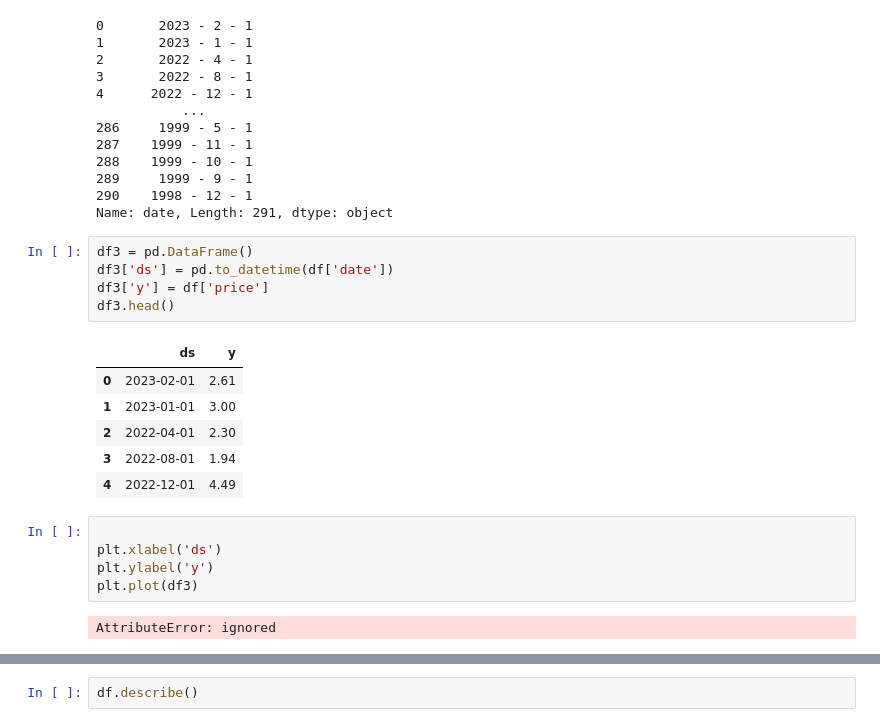
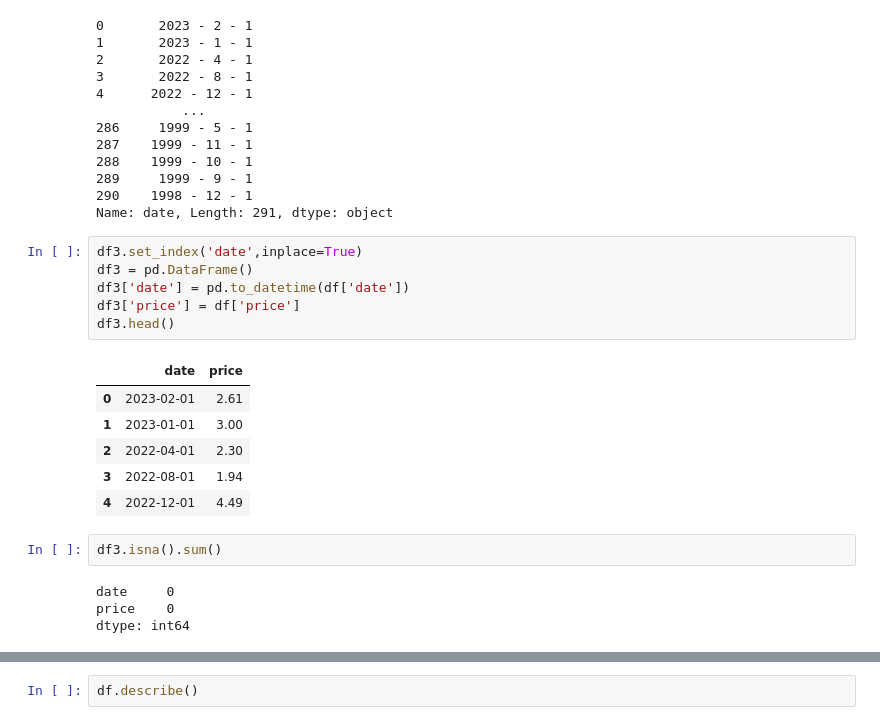
Before and after one commit to Narges1244/egg-price-predictor-with-ARIMA, a Jupyter notebook: Egcellent/Nargesfile.ipynb, the cells around one changed output, grey strips where cells are left out. Cells and saved outputs as stored; diff of their text form.

```diff
--- a/Egcellent/Nargesfile.ipynb
+++ b/Egcellent/Nargesfile.ipynb
@@ -222,21 +221,21 @@ df['date']
 290    1998 - 12 - 1
 Name: date, Length: 291, dtype: object
 # %%
+df3.set_index('date',inplace=True)
 df3 = pd.DataFrame()
-df3['ds'] = pd.to_datetime(df['date'])
-df3['y'] = df['price']
+df3['date'] = pd.to_datetime(df['date'])
+df3['price'] = df['price']
 df3.head()
 # %% [output]
-|  | ds | y |
+|  | date | price |
 | 0 | 2023-02-01 | 2.61 |
 | 1 | 2023-01-01 | 3.00 |
 | 2 | 2022-04-01 | 2.30 |
 | 3 | 2022-08-01 | 1.94 |
 | 4 | 2022-12-01 | 4.49 |
-# %%
-
-plt.xlabel('ds')
-plt.ylabel('y')
-plt.plot(df3)
-# %% [output]
-AttributeError: ignored
+# %%
+df3.isna().sum()
+# %% [output]
+date     0
+price    0
+dtype: int64
```
Also changed, not shown: parts of 32 cells of this notebook.
